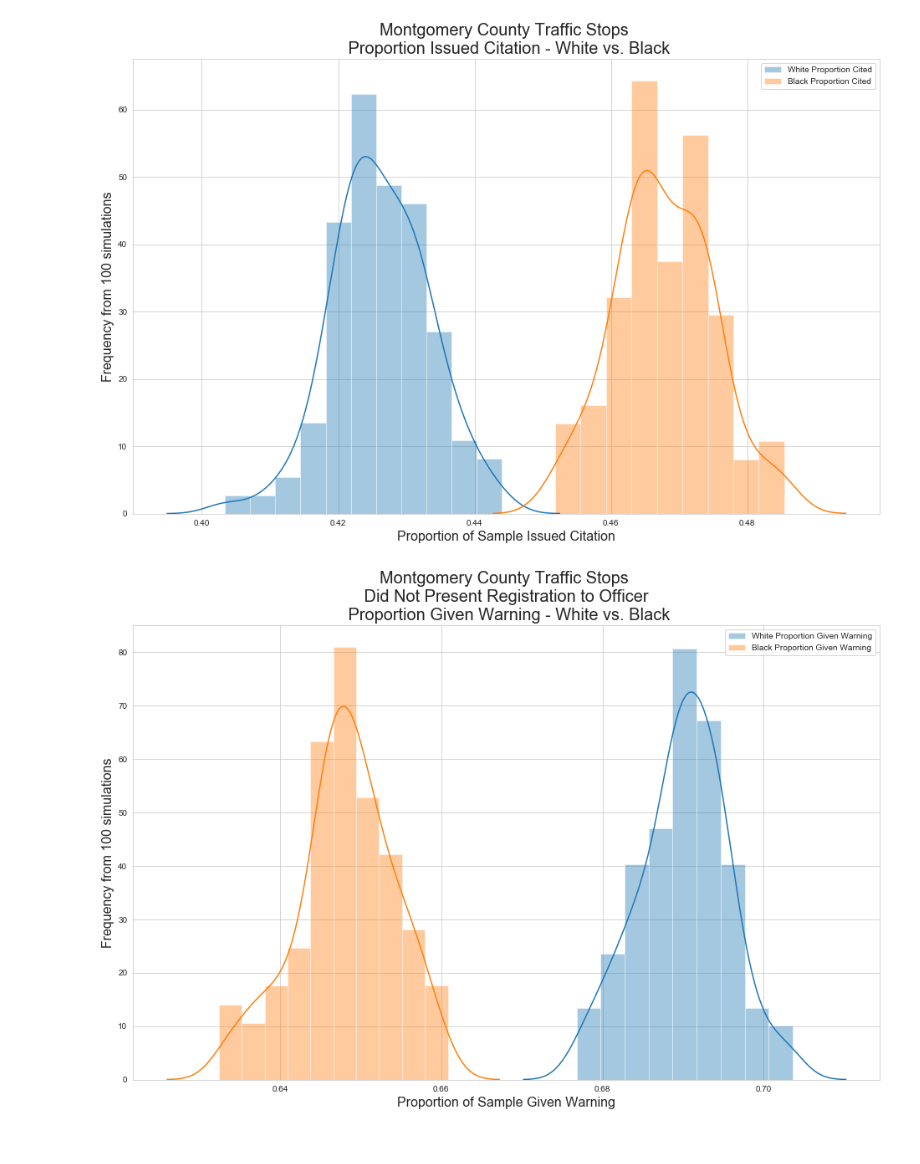
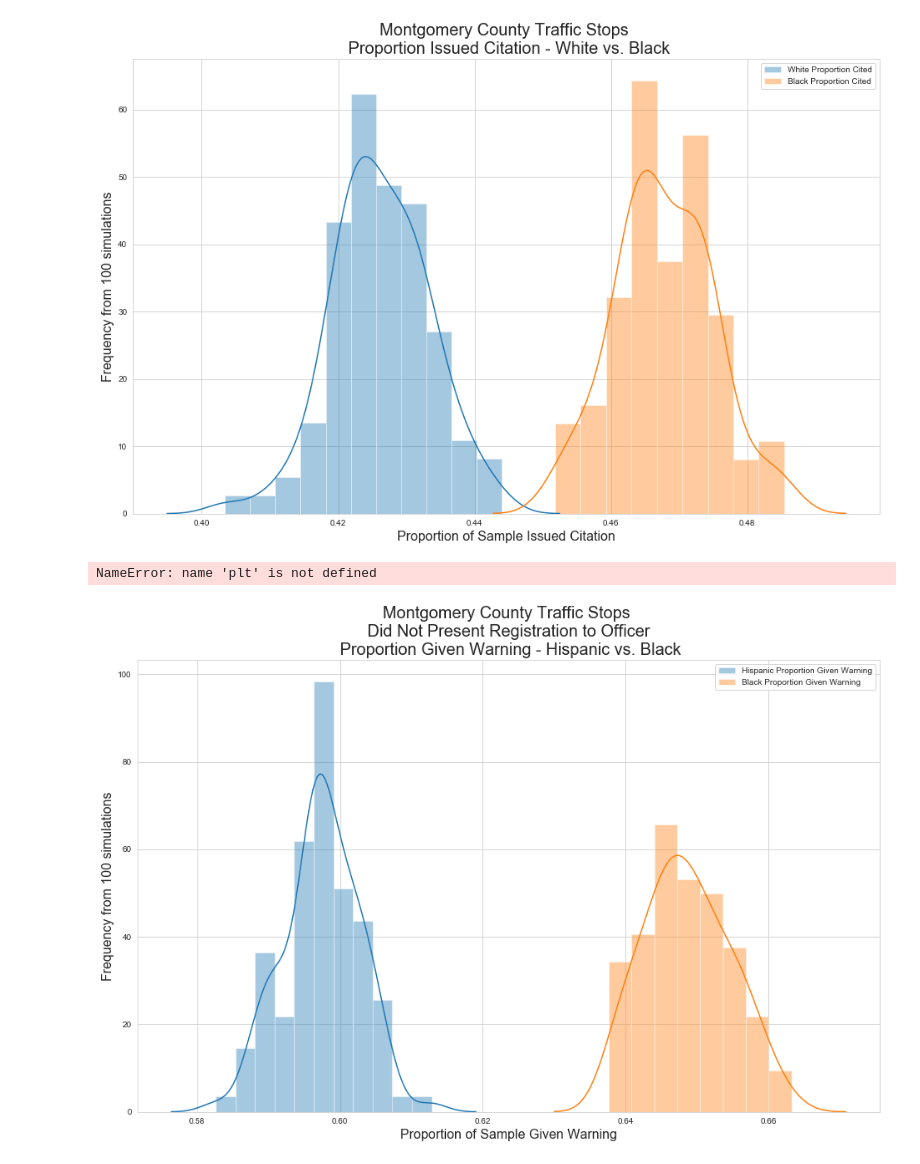
Before and after one commit to mguptaphd/Module3_Project, a Jupyter notebook: Scratchwork.ipynb, the cells around one changed output. Cells and saved outputs as stored; diff of their text form; code cells hidden in the pictures.

Commit message:
Changed Registration Test to Hisp vs Black

```diff
--- a/Scratchwork.ipynb
+++ b/Scratchwork.ipynb
@@ -557,7 +564,7 @@ from statsmodels.stats.proportion import proportions_ztest
 
 n_sim = 100
 
-mu_white_list = []
+mu_hispanic_list = []
 mu_black_list = []
 z_list = []
 p_list = []
@@ -568,16 +575,16 @@ for i in range(n_sim):
 
     descrip = "FAILURE TO DISPLAY REGISTRATION CARD UPON DEMAND BY POLICE OFFICER"
 
-    df_white = sample_from_traffic_2(n_sample, conn, filters={'race':'WHITE', 'Description':descrip}, show_SQL=False)
+    df_hispanic = sample_from_traffic_2(n_sample, conn, filters={'race':'HISPANIC', 'Description':descrip}, show_SQL=False)
     df_black = sample_from_traffic_2(n_sample, conn, filters={'race':'BLACK', 'Description':descrip}, show_SQL=False)
 
-    white_cited = sum(df_white['Violation Type'] == 'Warning')
+    hispanic_cited = sum(df_hispanic['Violation Type'] == 'Warning')
     black_cited = sum(df_black['Violation Type'] == 'Warning')
 
-    mu_white_list.append(white_cited / n_sample)
+    mu_hispanic_list.append(hispanic_cited / n_sample)
     mu_black_list.append(black_cited / n_sample)
 
-    count = np.array([white_cited, black_cited])
+    count = np.array([hispanic_cited, black_cited])
     nobs = np.array([n_sample, n_sample])
     z,p = proportions_ztest(count, nobs, value=0, alternative='two-sided')
     z_list.append(z)
@@ -588,12 +595,25 @@ for i in range(n_sim):
 fig = plt.figure(figsize=(16,10))
 
 
-sns.distplot(mu_white_list, label="White Proportion Given Warning")
+sns.distplot(mu_hispanic_list, label="Hispanic Proportion Given Warning")
 sns.distplot(mu_black_list, label="Black Proportion Given Warning")
-plt.title('Montgomery County Traffic Stops \n Did Not Present Registration to Officer \n Proportion Given Warning - White vs. Black', fontsize=20)
+plt.title('Montgomery County Traffic Stops \n Did Not Present Registration to Officer \n Proportion Given Warning - Hispanic vs. Black', fontsize=20)
 
 plt.xlabel('Proportion of Sample Given Warning', fontsize=16)
 plt.ylabel('Frequency from {} simulations'.format(n_sim), fontsize=16)
 plt.legend();
 # %% [output]
-[figure, removed]
+NameError: name 'plt' is not defined
+# %%
+fig = plt.figure(figsize=(16,10))
+
+
+sns.distplot(mu_hispanic_list, label="Hispanic Proportion Given Warning")
+sns.distplot(mu_black_list, label="Black Proportion Given Warning")
+plt.title('Montgomery County Traffic Stops \n Did Not Present Registration to Officer \n Proportion Given Warning - Hispanic vs. Black', fontsize=20)
+
+plt.xlabel('Proportion of Sample Given Warning', fontsize=16)
+plt.ylabel('Frequency from {} simulations'.format(n_sim), fontsize=16)
+plt.legend();
+# %% [output]
+[figure, added]
```
Also changed, not shown: parts of 2 cells of this notebook.
